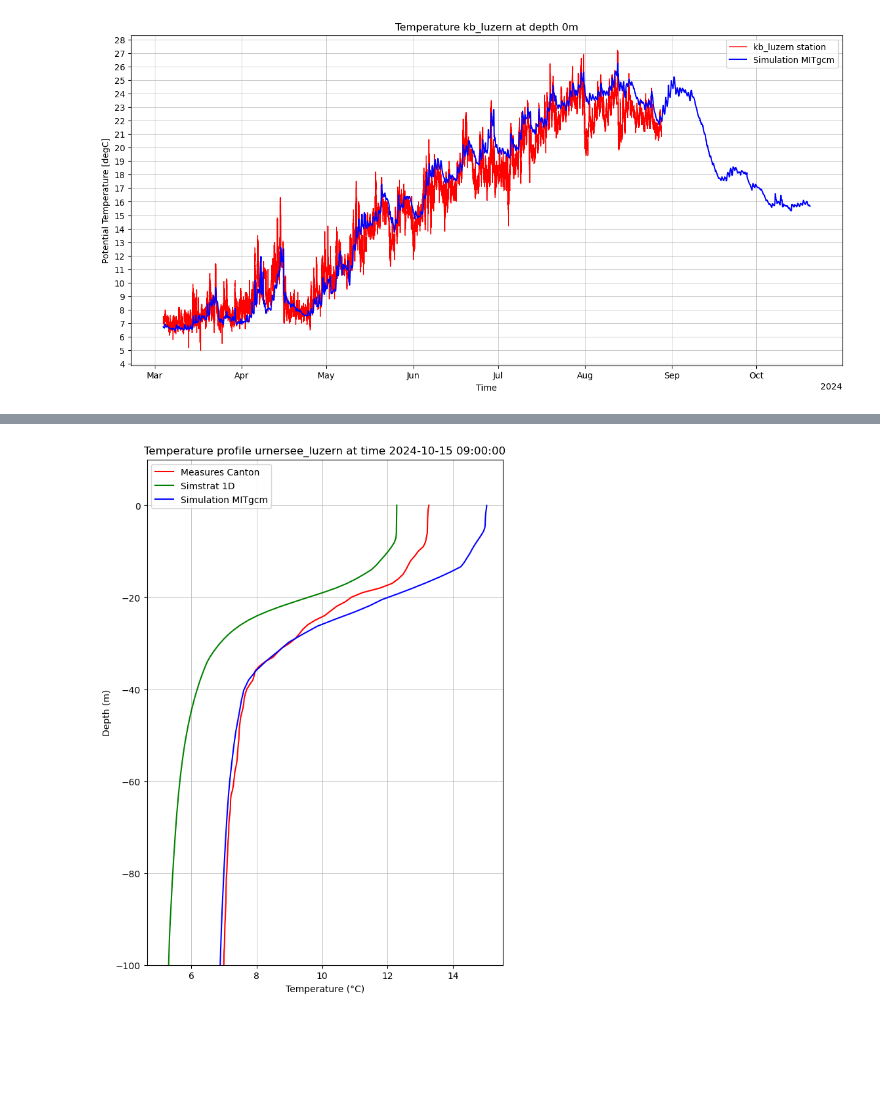
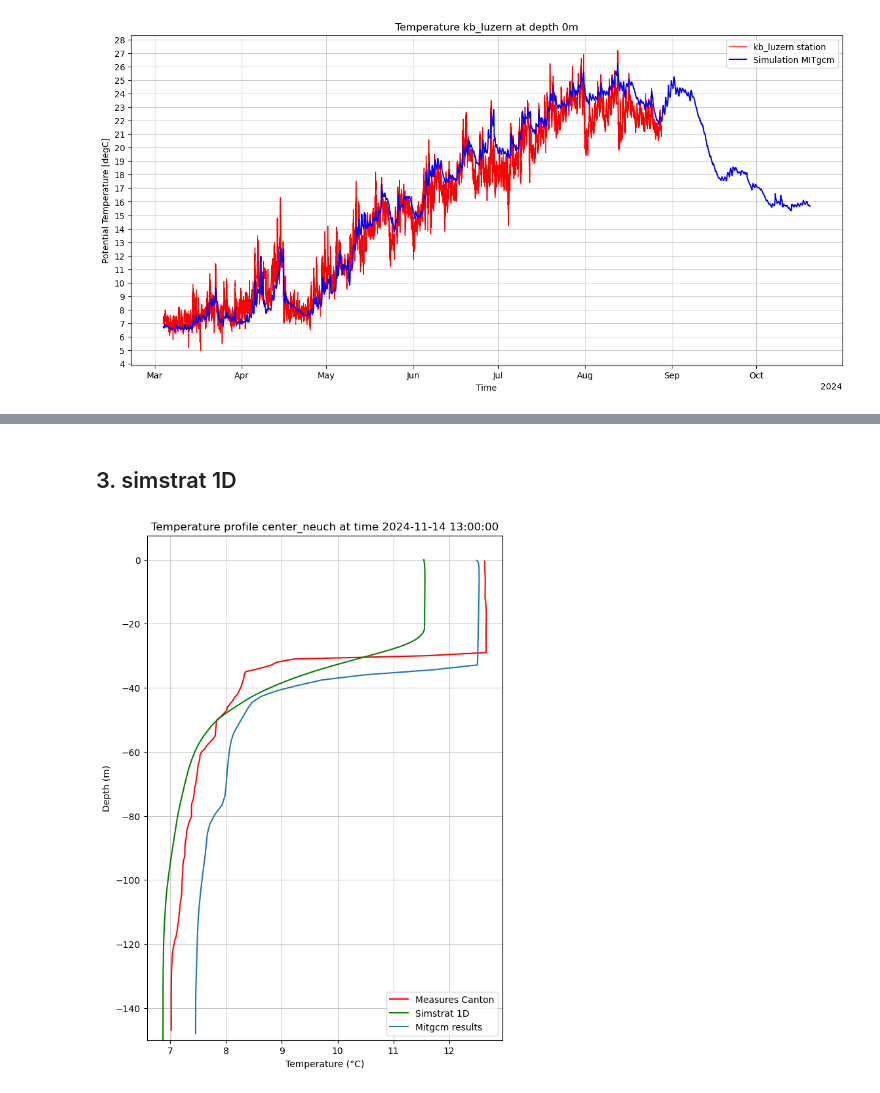
Before and after one commit to leroquan/plot_results, a Jupyter notebook: plot_mitgcm_measureKB.ipynb, the cells around one changed output, grey strips where cells are left out. Saved outputs shown, nothing was run; the diff lists cells and outputs as text; code cells hidden in the pictures; blank space fills up the shorter version.

```diff
--- a/plot_mitgcm_measureKB.ipynb
+++ b/plot_mitgcm_measureKB.ipynb
@@ -48,4 +48,9 @@ yc_mitgcm_station
 # %% [markdown]
 ## Import MITgcm results
 # %%
-mitgcm_config, ds_to_plot = open_mitgcm_ds_from_config('mitgcm/config.json', model)
+#mitgcm_config, ds_to_plot = open_mitgcm_ds_from_config('mitgcm/config.json', model)
+
+output_dir = "/storage/alplakes_test/Soren/lake_ne/run_2024_25/crop_output"
+output_file = os.path.join(output_dir, f"{sta_name}_cropped.nc")
+xr_mitgcm =  xr.open_dataset(output_file)
+xr_mitgcm
@@ -204,8 +203,19 @@ Data variables:
 # %%
+month = 11
 measurement_file = rf'data/alplakes_3d/{sta_name}/measurements/{sta_name}_data.xlsx'
 #use xlsx or csv instead of nc to read the measurements
-df = pd.read_excel(measurement_file,header=0, sheet_name= 'oct24_high', engine='openpyxl')
+df = pd.read_excel(measurement_file,header=0, engine='openpyxl')
 profile_dates_list = df.columns[1:].to_list()
-profile_dates = [ v.strftime("%Y.%m.%d") for v in profile_dates_list]
-profile_dates
+#profile_dates = [ v.strftime("%Y.%m.%d %H:%M:%S") for v in profile_dates_list]
+profile_dates = [
+    datetime.strptime(date_str, "%d.%m.%Y %H:%M:%S GMT%z")#.strftime("%Y-%m-%d %H:%M")
+    for date_str in profile_dates_list]
+profile_dates = [t.replace(tzinfo=None) for t in profile_dates]
+print(profile_dates_list)
+hours = timedelta(hours=19)
+#date_plot_profil = df.columns[month] + hours
+date_plot_profil = profile_dates[month-1]
+
+date_plot_profil_str = date_plot_profil.strftime('%Y%m%d%H%M')
+print(date_plot_profil)
 # %% [output]
@@ -213,10 +226,4 @@ profile_dates
 # %%
-month = 1
-hours = timedelta(hours=9)
-date_plot_profil = df.columns[month] + hours
-date_plot_profil_str = date_plot_profil.strftime('%Y%m%d%H%M')
-print(date_plot_profil)
-
 #with open(f"data/alplakes_3d/{sta_name}/profile/{date_plot_profil_str}.json", 'r') as file:
  #   alplakes_json = json.load(file)
 #alplakes_profile = parse_alplakes_json_profile_to_df(alplakes_json)
@@ -225,0 +231,2 @@ print(date_plot_profil)
+# %% [markdown]
+## 3. simstrat 1D
@@ -226,29 +236,34 @@ print(date_plot_profil)
 # %%
 fig = plt.figure(figsize=(7, 10))
 
 #meas_profile = xr_measure['temp'].sel(time=date_plot_profil, method='nearest')
 #plt.plot(meas_profile.values, meas_profile.depth.values, label=f'Measure Idronaut', color='r')
 
 # plot the xlsx format, just change the DATE
 plt.plot(df[df.columns[month]],-1*df.Depth, label=f'Measures Canton', color='r')
 
 #plt.plot(alplakes_profile.temperature,-1*alplakes_profile.depth, label=f'Delft3d', color='orange')
 # Convert Simstrat depth to negative and plot
 simstrat_depth_negative = -simstrat_data['depth'].values  # Convert to negative NumPy array
 simstrat_temperature = simstrat_data['temperature'].sel(time=date_plot_profil, method='nearest')
 plt.plot(simstrat_temperature.values, simstrat_depth_negative, label='Simstrat 1D', color='g')
 
+##  if you loaded the whole reuslt file
+#profile_to_plot = ds_to_plot['THETA'].sel(XC=xc_mitgcm_station, YC=yc_mitgcm_station, method='nearest').isel(time=0)
+#profile_to_plot.where(profile_to_plot != 0, np.nan).plot(y='Z', label='Simulation MITgcm', color='b')
 
-profile_to_plot = ds_to_plot['THETA'].sel(XC=xc_mitgcm_station, YC=yc_mitgcm_station, time=date_plot_profil, method='nearest')
-profile_to_plot.where(profile_to_plot != 0, np.nan).plot(y='Z', label='Simulation MITgcm', color='b')
+##If you loaded the given point file results
+
+profile_mitgcm = xr_mitgcm['THETA'].sel(time=date_plot_profil, method='nearest')
+profile_mitgcm.where(profile_mitgcm != 0, np.nan).plot(y='Z', label='Mitgcm results')
 
 plt.title(f"Temperature profile {sta_name} at time {date_plot_profil}")
 plt.grid(True, which='both', linestyle='-', linewidth=0.5)
 plt.ylabel('Depth (m)')
-plt.ylim(bottom=-100)
+plt.ylim(bottom=-150)
 plt.xlabel('Temperature (°C)')
-plt.legend(loc='upper left')
+plt.legend(loc='lower right')
 plt.savefig(rf"{sta_name}_profile_{date_plot_profil.date()}_UTC.png")
 plt.show()
 # %% [output]
-[figure, old version]
+[figure, new version]
```
Also changed, not shown: parts of 16 cells of this notebook, 10 other files.
